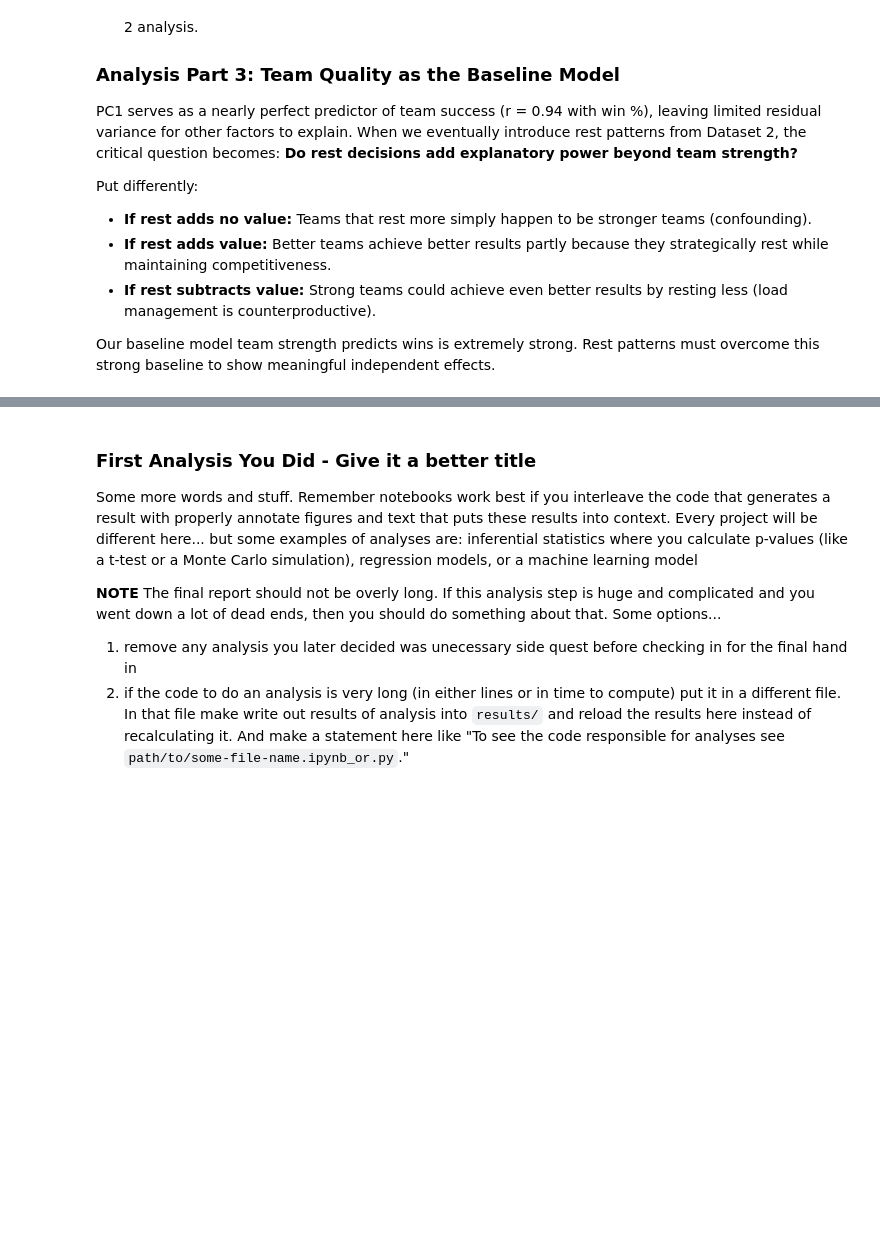
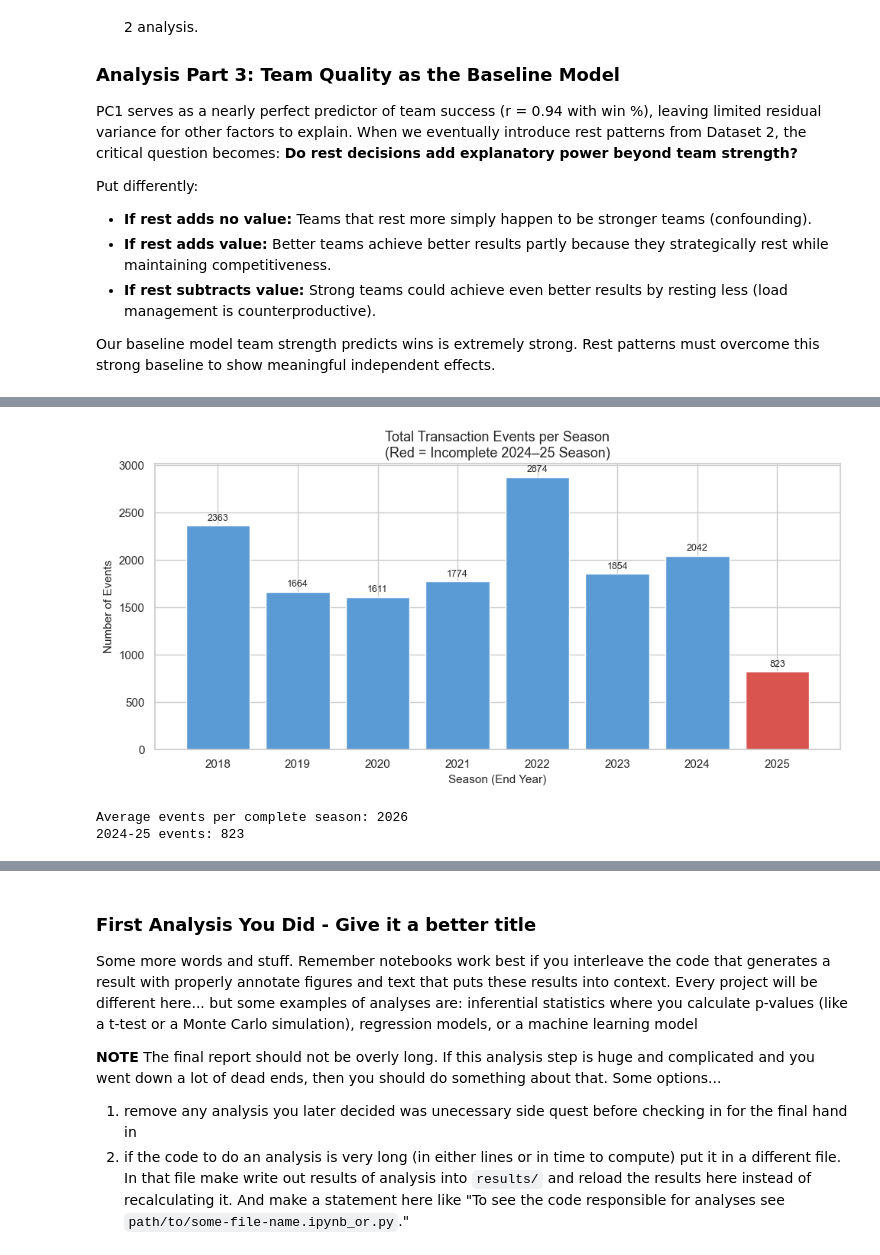
Before and after one commit to COGS108/Group-SP26-082, a Jupyter notebook: 03-FinalProject.ipynb, the cells around one changed output, grey strips where cells are left out. Cells and saved outputs as stored; diff of their text form; code cells hidden in the pictures; blank space fills up the shorter version.

Commit message:
Add Dataset overview formatting and EDA sections to final project

```diff
--- a/03-FinalProject.ipynb
+++ b/03-FinalProject.ipynb
@@ -431,0 +735,15 @@ Our baseline model team strength predicts wins is extremely strong. Rest pattern
+# %%
+## YOUR CODE HERE
+## FEEL FREE TO ADD MULTIPLE CELLS PER SECTION
+import pandas as pd
+import numpy as np
+import matplotlib.pyplot as plt
+import seaborn as sns
+
+sns.set_theme(style="whitegrid")
+
+df2 = pd.read_csv("data/02-processed/nba_injury_events_clean.csv")
+df2['date'] = pd.to_datetime(df2['date'])
+
+print(df2.shape)
+print(df2['season'].value_counts().sort_index())
@@ -431,0 +766,26 @@ Our baseline model team strength predicts wins is extremely strong. Rest pattern
+# %%
+events_per_season = df2.groupby('season').size().reset_index(name='event_count')
+
+colors = ['#d9534f' if s == 2025 else '#5b9bd5' for s in events_per_season['season']]
+
+fig, ax = plt.subplots(figsize=(10, 5))
+bars = ax.bar(events_per_season['season'], events_per_season['event_count'], color=colors, edgecolor='white')
+ax.set_title('Total Transaction Events per Season\n(Red = Incomplete 2024–25 Season)', fontsize=13)
+ax.set_xlabel('Season (End Year)', fontsize=11)
+ax.set_ylabel('Number of Events', fontsize=11)
+ax.set_xticks(events_per_season['season'])
+
+for bar, val in zip(bars, events_per_season['event_count']):
+    ax.text(bar.get_x() + bar.get_width()/2, bar.get_height() + 30, str(val),
+            ha='center', va='bottom', fontsize=9)
+
+plt.tight_layout()
+plt.show()
+
+complete = events_per_season[events_per_season['season'] < 2025]['event_count']
+print(f"Average events per complete season: {complete.mean():.0f}")
+print(f"2024-25 events: {events_per_season[events_per_season['season']==2025]['event_count'].values[0]}")
+# %% [output]
+[figure, added]
+Average events per complete season: 2026
+2024-25 events: 823
```
Also changed, not shown: parts of 20 cells of this notebook.
